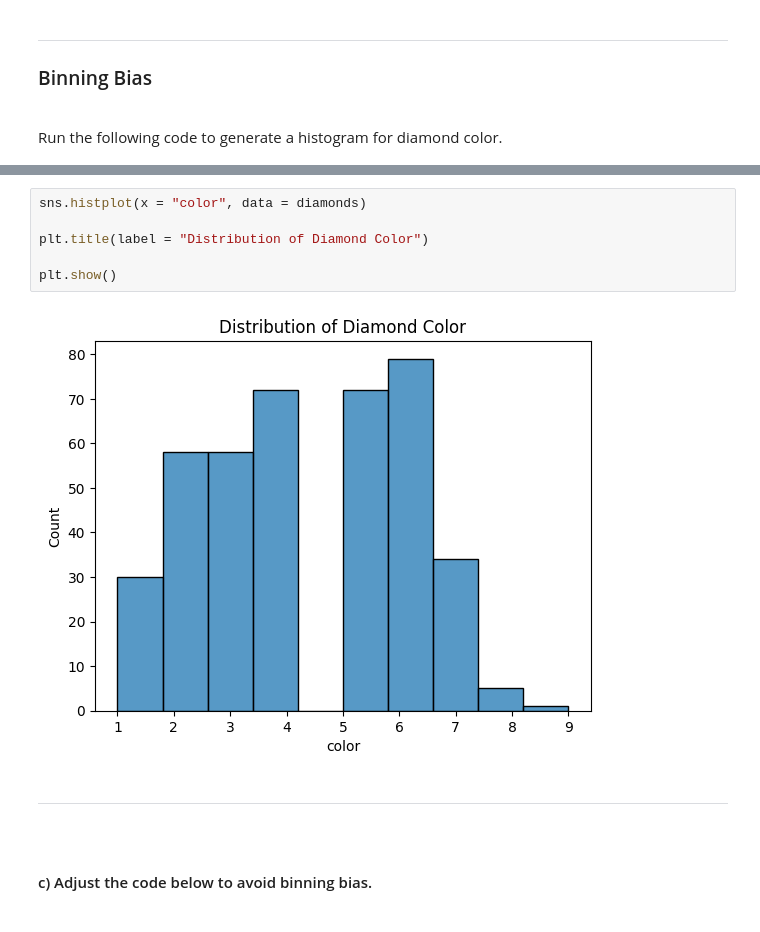
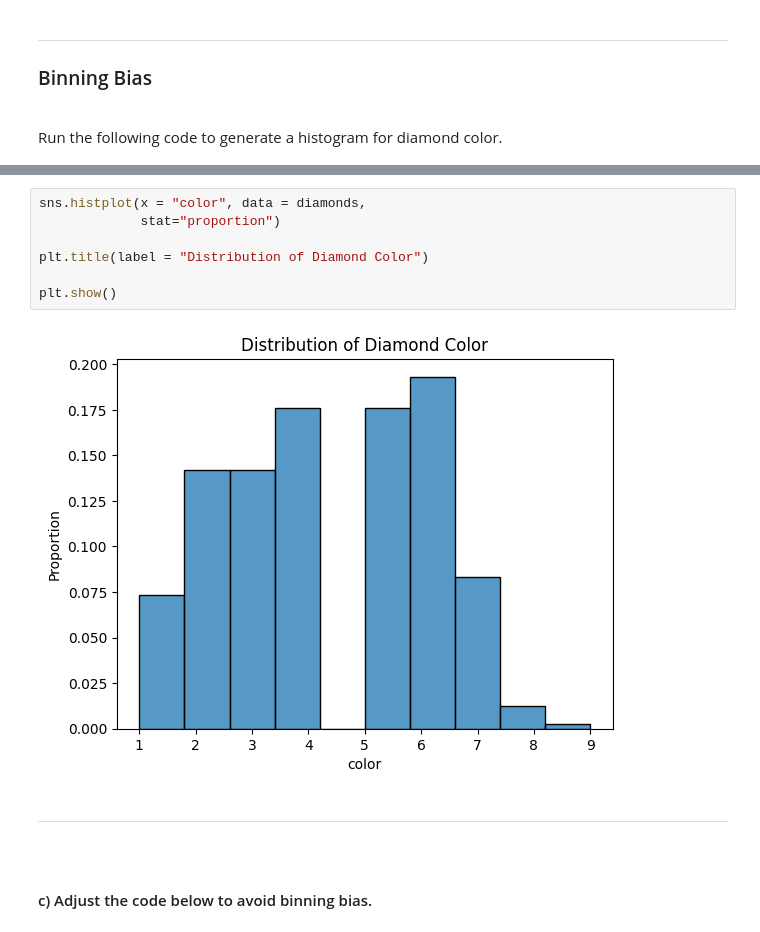
Before and after one commit to Knowasiak/A2_World_Region_Analysis, a Jupyter notebook: Script 03 - Exploratory Data Analysis - Guided.ipynb, the cells around one changed output, grey strips where cells are left out. Drawn from its saved outputs; the diff is of its cells as text.

```diff
--- a/Script 03 - Exploratory Data Analysis - Guided.ipynb
+++ b/Script 03 - Exploratory Data Analysis - Guided.ipynb
@@ -147,11 +149,12 @@ plt.show()
 # %%
-sns.histplot(x = "color", data = diamonds)
+sns.histplot(x = "color", data = diamonds,
+             stat="proportion")
 
 plt.title(label = "Distribution of Diamond Color")
 
 plt.show()
 # %% [output]
-[figure, old version]
+[figure, new version]
 # %% [markdown]
 <hr style="height:.9px;border:none;color:#333;background-color:#333;" /><br>
 
```
Also changed, not shown: parts of 4 cells of this notebook.
